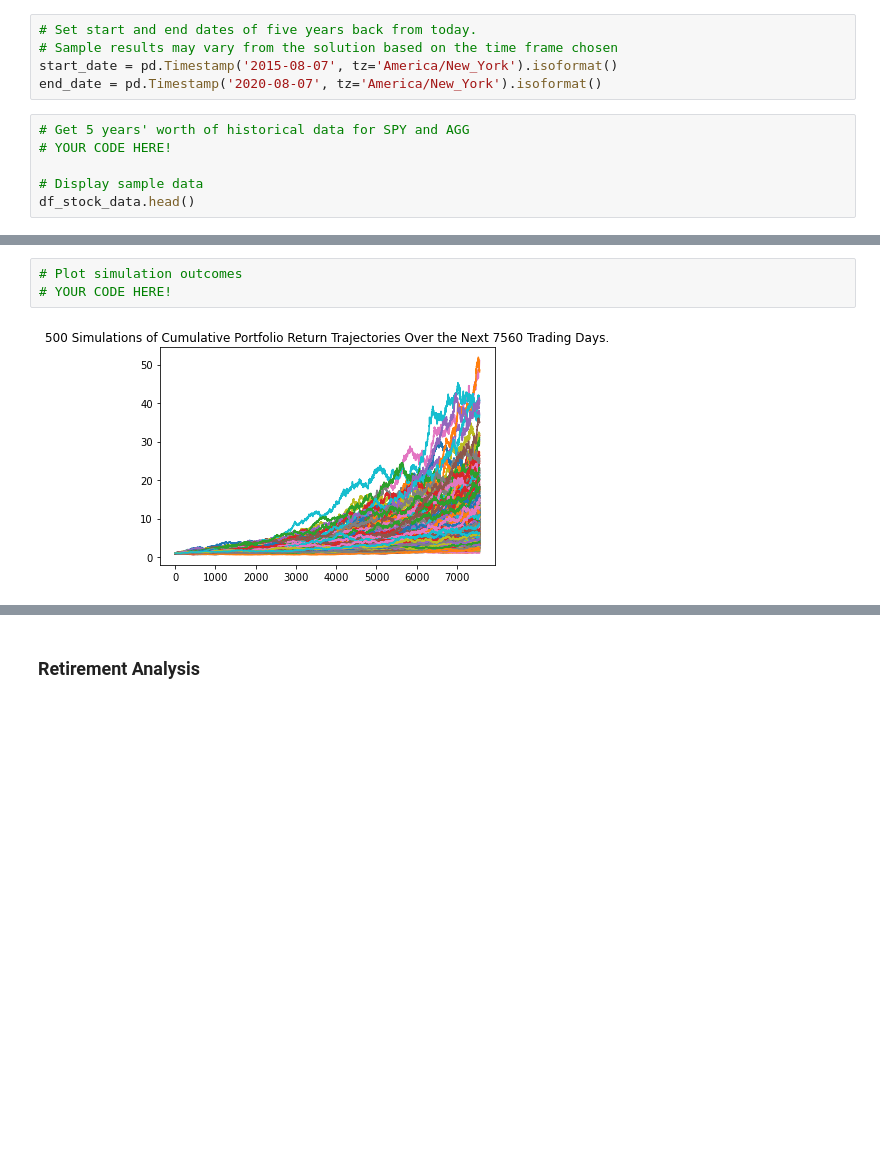
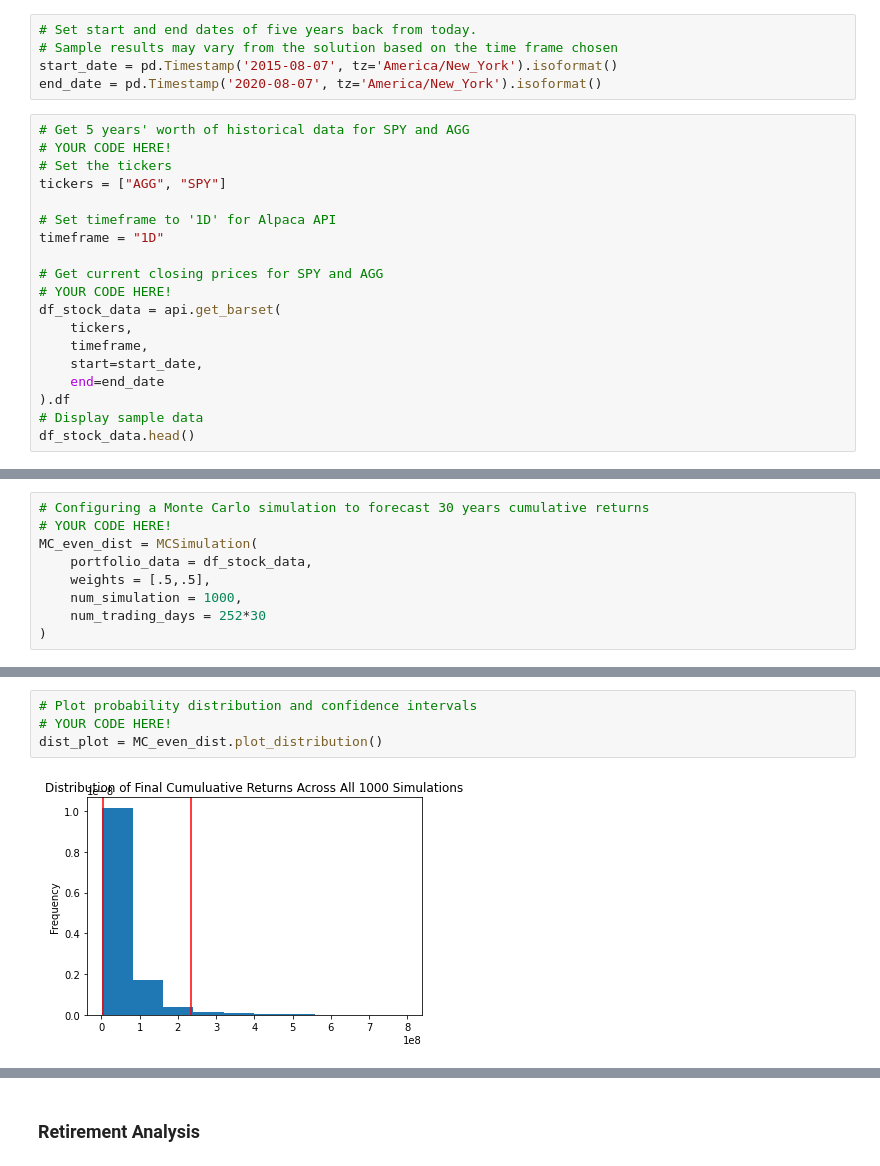
Before and after one commit to OrlandoFuller/Financial-Planning, a Jupyter notebook: financial-planner.ipynb, the cells around one changed output, grey strips where cells are left out. Cells and saved outputs as stored; diff of their text form; blank space fills up the shorter version.

Commit message:
Monte Carlo Simulation

```diff
--- a/financial-planner.ipynb
+++ b/financial-planner.ipynb
@@ -214,7 +215,20 @@ end_date = pd.Timestamp('2020-08-07', tz='America/New_York').isoformat()
 # %%
 # Get 5 years' worth of historical data for SPY and AGG
 # YOUR CODE HERE!
+# Set the tickers
+tickers = ["AGG", "SPY"]
 
+# Set timeframe to '1D' for Alpaca API
+timeframe = "1D"
+
+# Get current closing prices for SPY and AGG
+# YOUR CODE HERE!
+df_stock_data = api.get_barset(
+    tickers,
+    timeframe,
+    start=start_date,
+    end=end_date
+).df
 # Display sample data
 df_stock_data.head()
 # %% [output]
@@ -227,0 +243,9 @@ df_stock_data.head()
+# %%
+# Configuring a Monte Carlo simulation to forecast 30 years cumulative returns
+# YOUR CODE HERE!
+MC_even_dist = MCSimulation(
+    portfolio_data = df_stock_data,
+    weights = [.5,.5],
+    num_simulation = 1000,
+    num_trading_days = 252*30
+)
@@ -276,5 +312,6 @@ Running Monte Carlo simulation number 490.
 # %%
-# Plot simulation outcomes
+# Plot probability distribution and confidence intervals
 # YOUR CODE HERE!
+dist_plot = MC_even_dist.plot_distribution()
 # %% [output]
-[figure, old version]
+[figure, new version]
```
Also changed, not shown: parts of 13 cells of this notebook.
